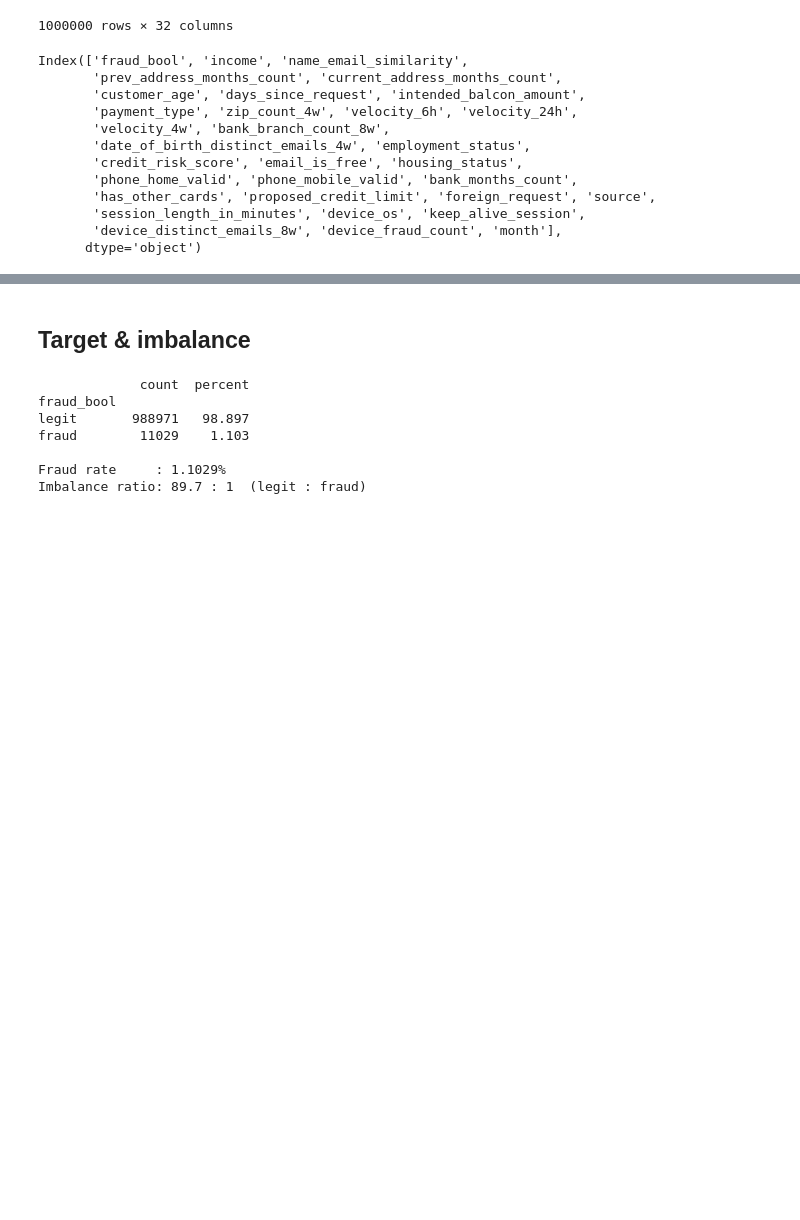
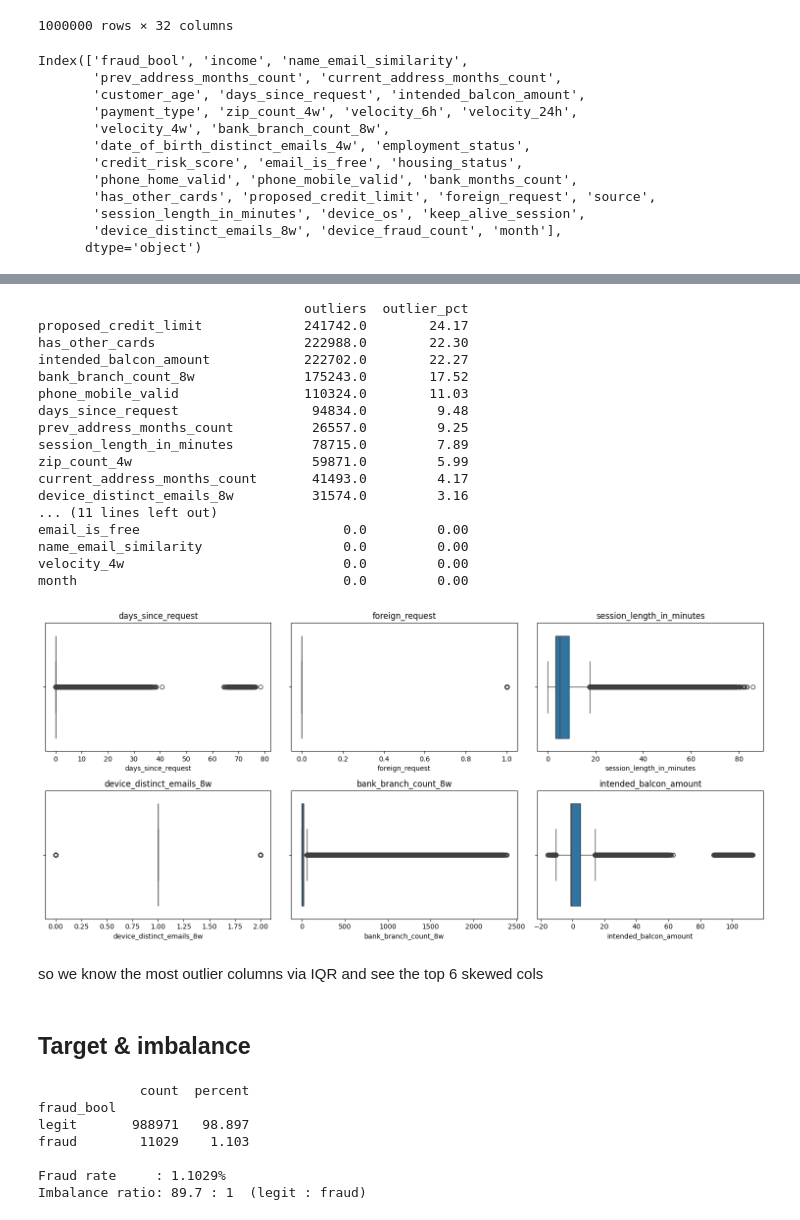
Before and after one commit to Aomsub101/Fraud-Detection, a Jupyter notebook: notebooks/01_eda.ipynb, the cells around one changed output, grey strips where cells are left out. Drawn from its saved outputs; the diff is of its cells as text; code cells hidden in the pictures; blank space fills up the shorter version.

Commit message:
[extend] EDA_01 add feature ranking,-1 analysis,outlier, base sturcture

```diff
--- a/notebooks/01_eda.ipynb
+++ b/notebooks/01_eda.ipynb
@@ -71,0 +56,21 @@ Index(['fraud_bool', 'income', 'name_email_similarity',
+# %%
+TARGET = "fraud_bool"
+
+SENTINEL_COLS = [
+    "prev_address_months_count",
+    "bank_months_count",
+    "current_address_months_count",
+    "session_length_in_minutes",
+    "credit_risk_score",
+    "device_distinct_emails_8w",
+]
+
+num_cols = df.select_dtypes("number").columns.drop(TARGET, errors="ignore")
+cat_cols = df.select_dtypes(exclude="number").columns
+
+# df_clean: -1 masked to NaN, for honest stats/plots
+df_clean = df.copy()
+df_clean[SENTINEL_COLS] = df_clean[SENTINEL_COLS].replace(-1, np.nan)
+
+print(f"{len(num_cols)} numeric feature cols, {len(cat_cols)} categorical cols")
+print("Categorical:", list(cat_cols))
@@ -72,3 +161,43 @@ Index(['fraud_bool', 'income', 'name_email_similarity',
+# %%
+# IQR outlier counts per numeric column
+def iqr_outliers(s):
+    s = s.dropna()
+    q1, q3 = s.quantile(0.25), s.quantile(0.75)
+    iqr = q3 - q1
+    mask = (s < q1 - 1.5 * iqr) | (s > q3 + 1.5 * iqr)
+    return pd.Series({"outliers": int(mask.sum()), "outlier_pct": round(mask.mean() * 100, 2)})
+
+outlier_tbl = df_clean[num_cols].apply(iqr_outliers).T.sort_values("outlier_pct", ascending=False)
+print(outlier_tbl)
+
+# Boxplots for the most skewed columns
+top_skew = df_clean[num_cols].skew().abs().sort_values(ascending=False).head(6).index
+fig, axes = plt.subplots(2, 3, figsize=(15, 7))
+for ax, col in zip(axes.ravel(), top_skew):
+    sns.boxplot(x=df_clean[col], ax=ax)
+    ax.set_title(col)
+plt.tight_layout(); plt.show()
+# %% [output]
+                                  outliers  outlier_pct
+proposed_credit_limit             241742.0        24.17
+has_other_cards                   222988.0        22.30
+intended_balcon_amount            222702.0        22.27
+bank_branch_count_8w              175243.0        17.52
+phone_mobile_valid                110324.0        11.03
+days_since_request                 94834.0         9.48
+prev_address_months_count          26557.0         9.25
+session_length_in_minutes          78715.0         7.89
+zip_count_4w                       59871.0         5.99
+current_address_months_count       41493.0         4.17
+device_distinct_emails_8w          31574.0         3.16
+... (11 lines left out)
+email_is_free                          0.0         0.00
+name_email_similarity                  0.0         0.00
+velocity_4w                            0.0         0.00
+month                                  0.0         0.00
+[figure, added]
+# %% [markdown]
+so we know the most outlier columns via IQR and see the top 6 skewed cols
 # %% [markdown]
 ## Target & imbalance
 # %%
```
Also changed, not shown: parts of 22 cells of this notebook, 2 other files.
